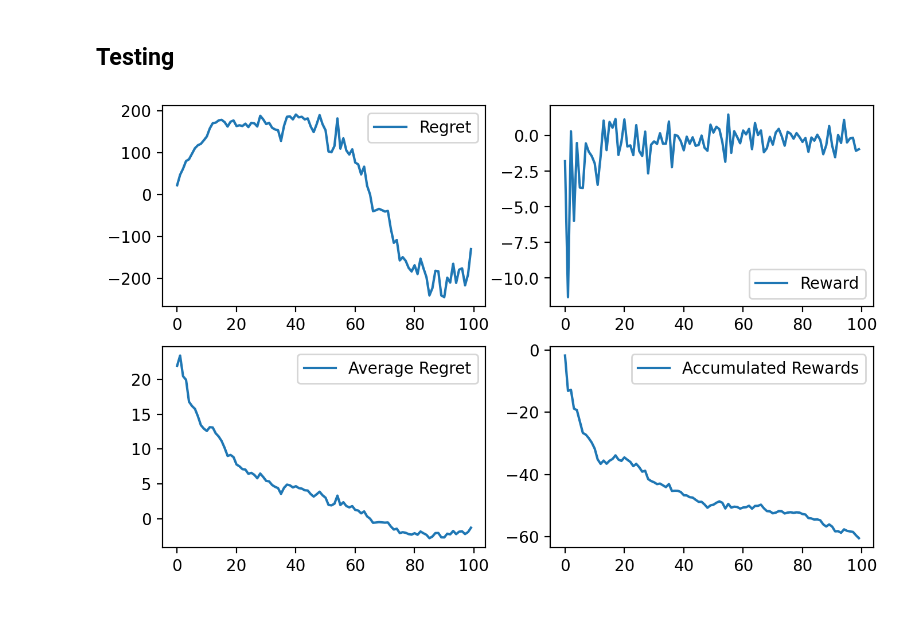
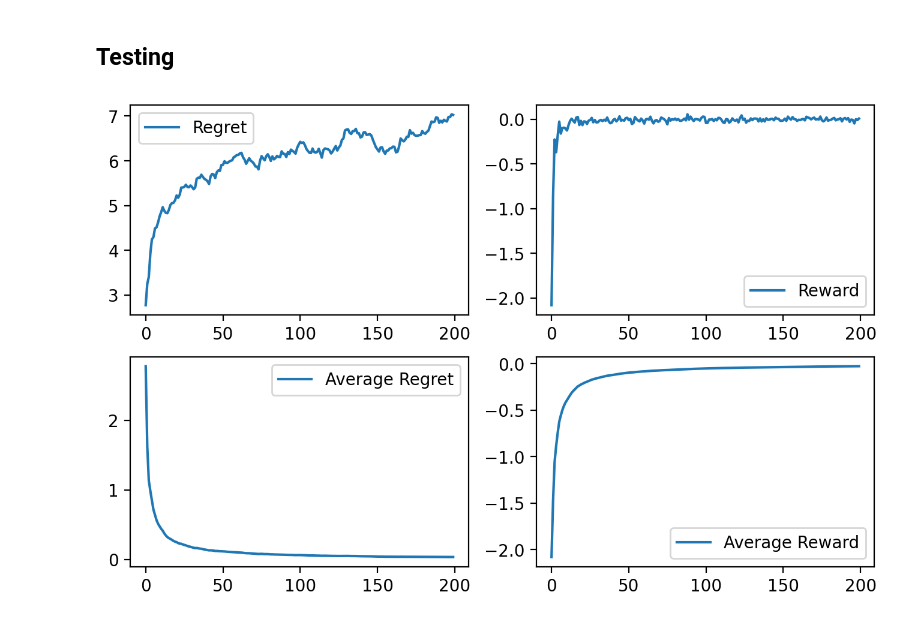
Before and after one commit to deb-kit2/online-sparse-approximation, a Jupyter notebook: online_sparse_approximation.ipynb, the cells around one changed output. Drawn from its saved outputs; the diff is of its cells as text; code cells hidden in the pictures.

```diff
--- a/online_sparse_approximation.ipynb
+++ b/online_sparse_approximation.ipynb
@@ -31,13 +31,12 @@ def calculate_regret(history : dict) :
         ) :
         online_loss += 0.5 * np.linalg.norm(y - phi @ x) ** 2
 
-        y_ = np.zeros(M)
         x_best_ += x_b
         offline_loss = 0
         for j in range(i + 1) :
-            y_ += running_Y[j]
-            offline_loss += 0.5 * np.linalg.norm(y_ - phi @ x_best_)
+            offline_loss += 0.5 * np.linalg.norm(running_Y[j] - phi @ (x_best_ / (i+1)))
 
+        # print(f"Online loss : {online_loss}, Offline Loss {offline_loss}, Regret : {online_loss - offline_loss}")
         regrets.append(online_loss - offline_loss)
         average_regrets.append((online_loss - offline_loss) / (i+1))
 
@@ -92,10 +91,11 @@ def ft_hard_thresholded_pl(eta, mu, phi, K, T) :
 
         # reveal y
         x_best = np.zeros(N)
-        x_best[support_x] = np.random.normal(loc = 0.0, scale = 1.0, size = K)
+        ###### very important
+        x_best[support_x] = np.random.normal(loc = 0.0, scale = 1/5.64, size = K)
         noise = np.random.normal(scale = 1/1024, size = M)
 
-        y = phi @ x_best + noise
+        y = (phi @ x_best) + noise
 
         # get reward
         reward = np.dot(y, phi @ x) - 0.5 * np.linalg.norm(phi @ x) ** 2
@@ -110,10 +110,13 @@ def ft_hard_thresholded_pl(eta, mu, phi, K, T) :
     for i in range(1, len(accumulated_rewards)) :
         accumulated_rewards[i] += accumulated_rewards[i-1]
 
+    for i in range(len(accumulated_rewards)) :
+        accumulated_rewards[i] /= i+1
+
     return {
         "phi" : phi,
         "rewards" : rewards,
-        "accumulated_rewards" : accumulated_rewards,
+        "average_rewards" : accumulated_rewards,
         "running_X" : running_X,
         "running_X_best" : running_X_best,
         "running_Y" : running_Y
@@ -126,7 +129,7 @@ np.random.seed(42)
 M = 128 # try 256 too
 N = 512
 K = 32 # keep <= 40
-T = 100 # time steps
+T = 1000 # time steps
 
 eta = 0.2 # try others
 mu = 0.3
@@ -139,18 +138,21 @@ history = calculate_regret(history)
 # %%
+history = ft_hard_thresholded_pl(eta, mu, phi, K, T)
+history = calculate_regret(history)
+
 df = pd.DataFrame(
     {
         "Regret" : history["regrets"],
         "Average Regret" : history["average_regrets"],
         "Reward" : history["rewards"],
-        "Accumulated Rewards" : history["accumulated_rewards"]
+        "Average Reward" : history["average_rewards"]
     }
 )
 # %%
 fig, ax = plt.subplots(2, 2, figsize = (8, 5), dpi = 200)
 
-sns.lineplot(df[["Regret"]], ax = ax[0][0]);
-sns.lineplot(df[["Reward"]], ax = ax[0][1]);
-sns.lineplot(df[["Average Regret"]], ax = ax[1][0]);
-sns.lineplot(df[["Accumulated Rewards"]], ax = ax[1][1]);
+a = sns.lineplot(df[["Regret"]][:200], ax = ax[0][0]);
+b = sns.lineplot(df[["Reward"]][:200], ax = ax[0][1]);
+c = sns.lineplot(df[["Average Regret"]][:200], ax = ax[1][0]);
+f = sns.lineplot(df[["Average Reward"]][:200], ax = ax[1][1]);
 # %% [output]
-[figure, old version]
+[figure, new version]
```
Also changed, not shown: parts of 2 cells of this notebook.
